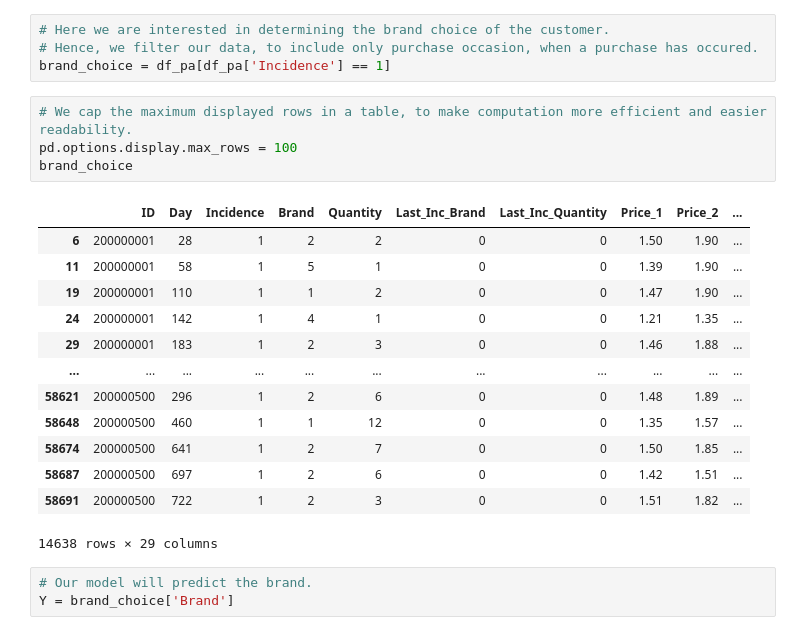
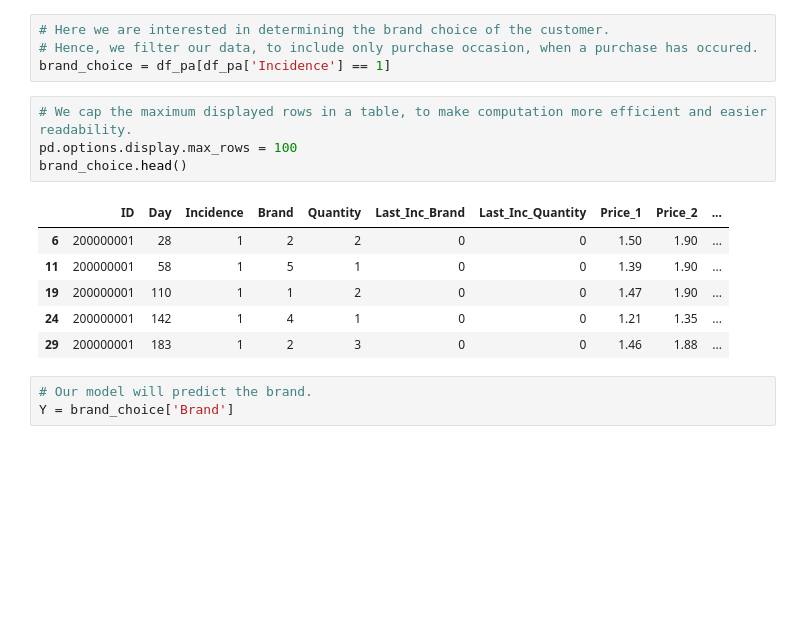
Before and after one commit to dk-wei/customer-driven-ds, a Jupyter notebook: Customer_Analytics_Purchase_Analytics_Predictive_Analysis.ipynb, the cells around one changed output. Drawn from its saved outputs; the diff is of its cells as text; blank space fills up the shorter version.

```diff
--- a/Customer_Analytics_Purchase_Analytics_Predictive_Analysis.ipynb
+++ b/Customer_Analytics_Purchase_Analytics_Predictive_Analysis.ipynb
@@ -506,21 +519,14 @@ brand_choice = df_pa[df_pa['Incidence'] == 1]
 # %%
 # We cap the maximum displayed rows in a table, to make computation more efficient and easier readability.
 pd.options.display.max_rows = 100
-brand_choice
+brand_choice.head()
 # %% [output]
 |  | ID | Day | Incidence | Brand | Quantity | Last_Inc_Brand | Last_Inc_Quantity | Price_1 | Price_2 | ... |
 | 6 | 200000001 | 28 | 1 | 2 | 2 | 0 | 0 | 1.50 | 1.90 | ... |
 | 11 | 200000001 | 58 | 1 | 5 | 1 | 0 | 0 | 1.39 | 1.90 | ... |
 | 19 | 200000001 | 110 | 1 | 1 | 2 | 0 | 0 | 1.47 | 1.90 | ... |
 | 24 | 200000001 | 142 | 1 | 4 | 1 | 0 | 0 | 1.21 | 1.35 | ... |
 | 29 | 200000001 | 183 | 1 | 2 | 3 | 0 | 0 | 1.46 | 1.88 | ... |
-| ... | ... | ... | ... | ... | ... | ... | ... | ... | ... | ... |
-| 58621 | 200000500 | 296 | 1 | 2 | 6 | 0 | 0 | 1.48 | 1.89 | ... |
-| 58648 | 200000500 | 460 | 1 | 1 | 12 | 0 | 0 | 1.35 | 1.57 | ... |
-| 58674 | 200000500 | 641 | 1 | 2 | 7 | 0 | 0 | 1.50 | 1.85 | ... |
-| 58687 | 200000500 | 697 | 1 | 2 | 6 | 0 | 0 | 1.42 | 1.51 | ... |
-| 58691 | 200000500 | 722 | 1 | 2 | 3 | 0 | 0 | 1.51 | 1.82 | ... |
-14638 rows × 29 columns
 # %%
 # Our model will predict the brand.
 Y = brand_choice['Brand']
```
Also changed, not shown: parts of 48 cells of this notebook.
